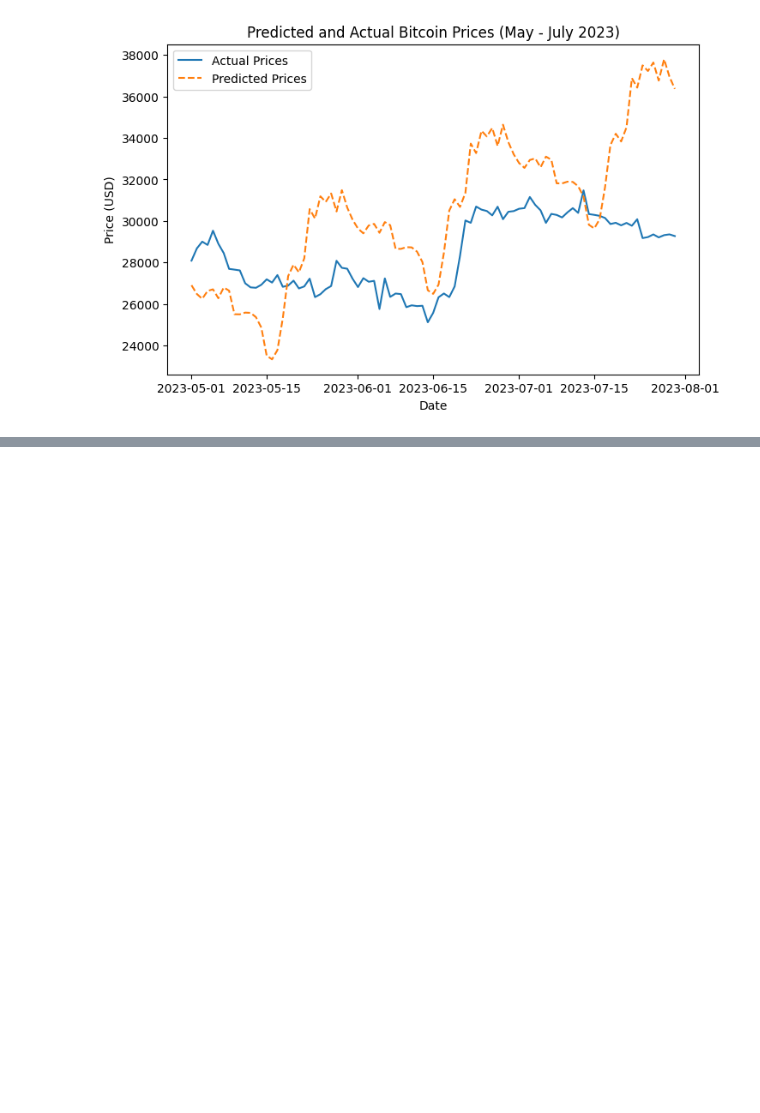
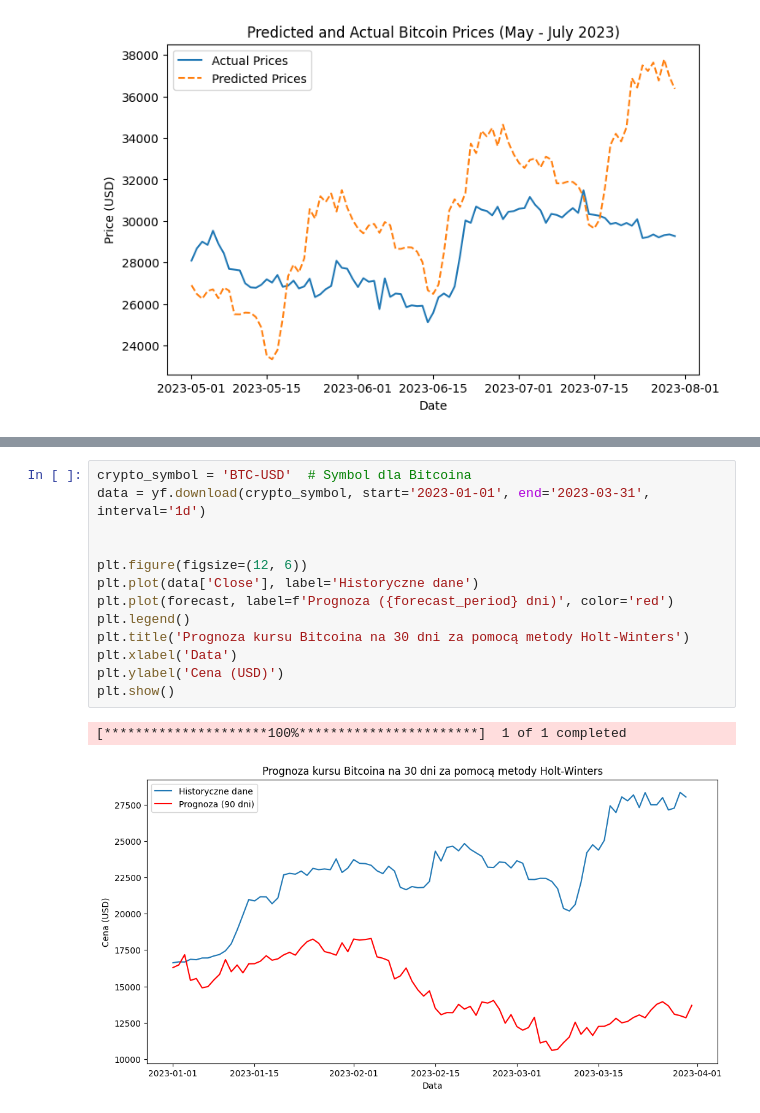
Before and after one commit to cynarski/crypto_predict, a Jupyter notebook: models/cos.ipynb, the cells around one changed output, grey strips where cells are left out. Cells and saved outputs as stored; diff of their text form; blank space fills up the shorter version.

```diff
--- a/models/cos.ipynb
+++ b/models/cos.ipynb
@@ -156,0 +199,16 @@ Test RMSE: 3532.026
+# %%
+crypto_symbol = 'BTC-USD'  # Symbol dla Bitcoina
+data = yf.download(crypto_symbol, start='2023-01-01', end='2023-03-31', interval='1d')
+
+
+plt.figure(figsize=(12, 6))
+plt.plot(data['Close'], label='Historyczne dane')
+plt.plot(forecast, label=f'Prognoza ({forecast_period} dni)', color='red')
+plt.legend()
+plt.title('Prognoza kursu Bitcoina na 30 dni za pomocą metody Holt-Winters')
+plt.xlabel('Data')
+plt.ylabel('Cena (USD)')
+plt.show()
+# %% [output]
+[*********************100%***********************]  1 of 1 completed
+[figure, added]
```
Also changed, not shown: parts of 3 cells of this notebook.
